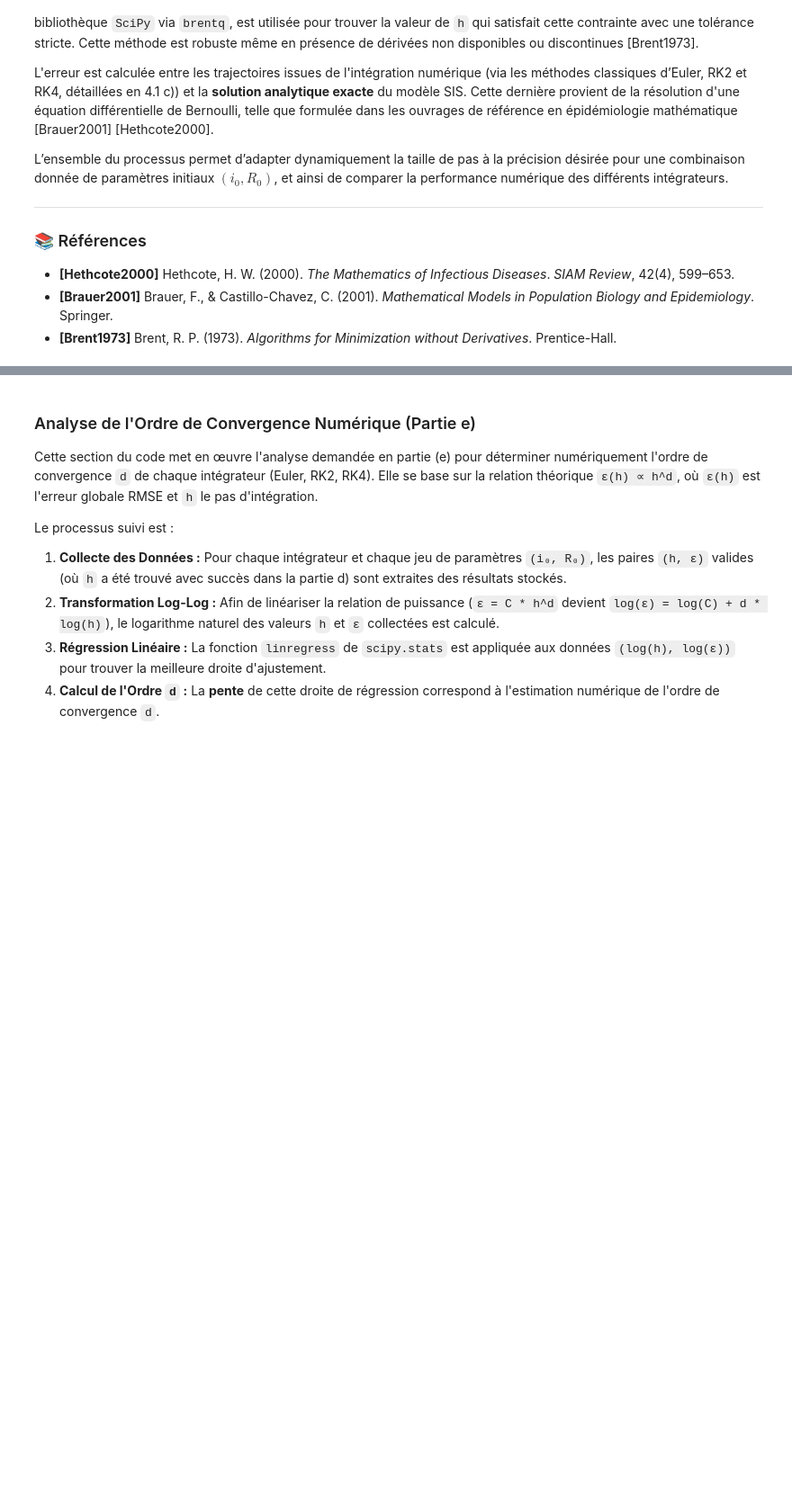
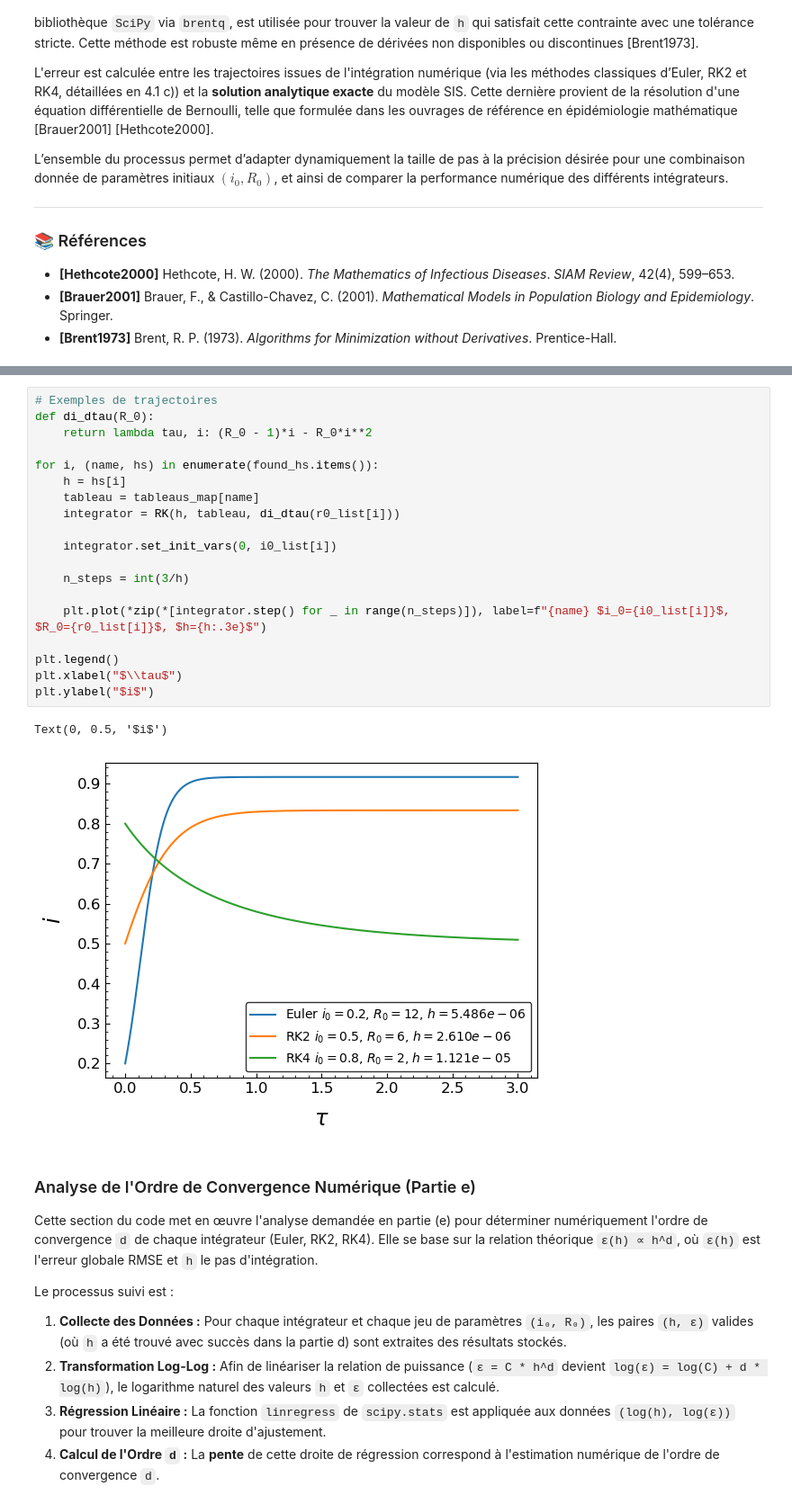
Before and after one commit to Antetokounpo/PhysNum-TP, a Jupyter notebook: TP4/TP4_FrancoisBedard_ThomasDesmarais_AntoineReid.ipynb, the cells around one changed output, grey strips where cells are left out. Shown at 90% size. Cells and saved outputs as stored; diff of their text form; blank space fills up the shorter version.

```diff
--- a/TP4/TP4_FrancoisBedard_ThomasDesmarais_AntoineReid.ipynb
+++ b/TP4/TP4_FrancoisBedard_ThomasDesmarais_AntoineReid.ipynb
@@ -731,3 +333,25 @@ Script terminé.
+# %%
+# Exemples de trajectoires
+def di_dtau(R_0):
+    return lambda tau, i: (R_0 - 1)*i - R_0*i**2
+
+for i, (name, hs) in enumerate(found_hs.items()):
+    h = hs[i]
+    tableau = tableaus_map[name]
+    integrator = RK(h, tableau, di_dtau(r0_list[i]))
+
+    integrator.set_init_vars(0, i0_list[i])
+
+    n_steps = int(3/h)
+
+    plt.plot(*zip(*[integrator.step() for _ in range(n_steps)]), label=f"{name} $i_0={i0_list[i]}$, $R_0={r0_list[i]}$, $h={h:.3e}$")
+
+plt.legend()
+plt.xlabel("$\\tau$")
+plt.ylabel("$i$")
+# %% [output]
+Text(0, 0.5, '$i$')
+[figure, added]
 # %% [markdown]
 ### Analyse de l'Ordre de Convergence Numérique (Partie e)
 
```
Also changed, not shown: parts of 10 cells of this notebook.
